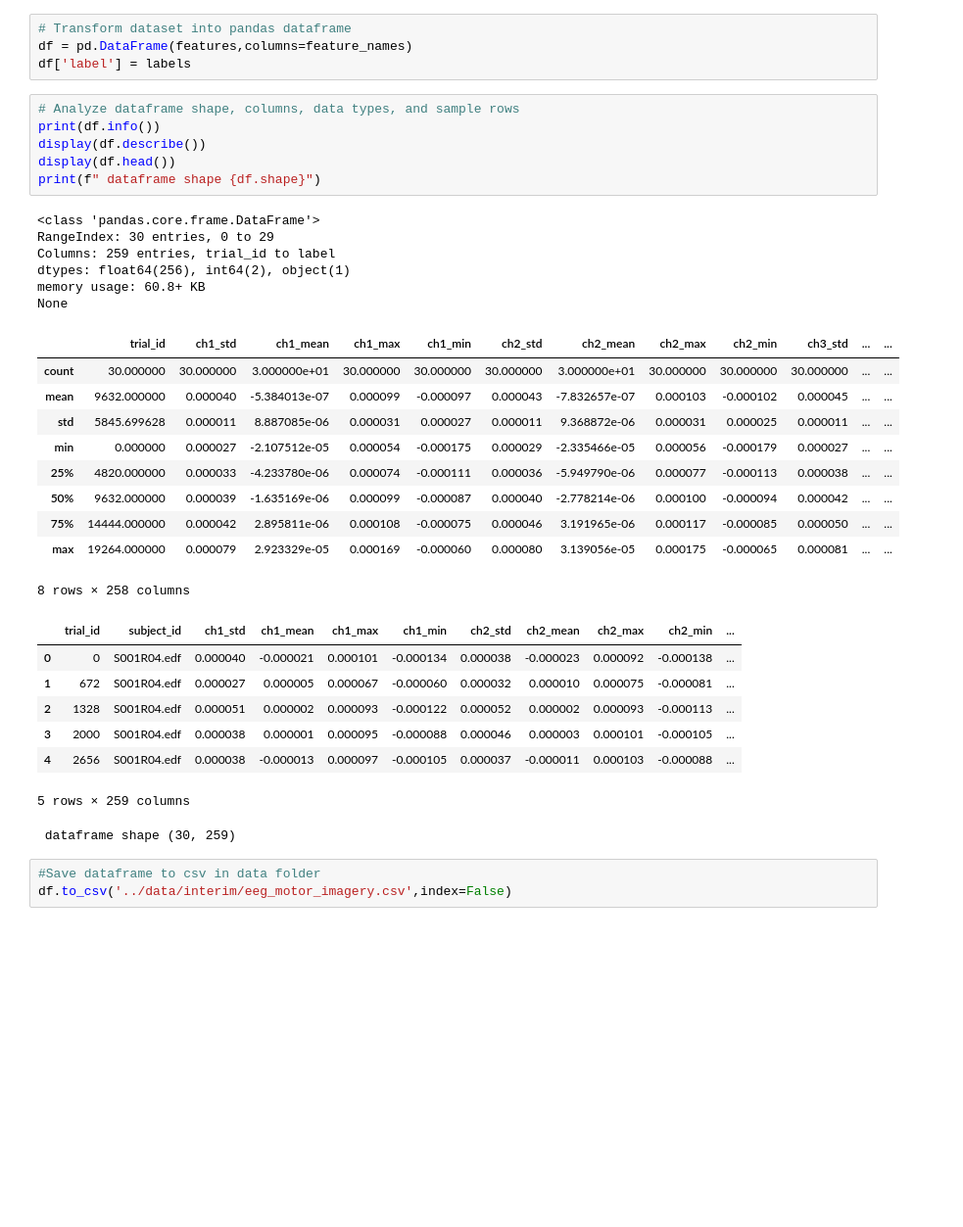
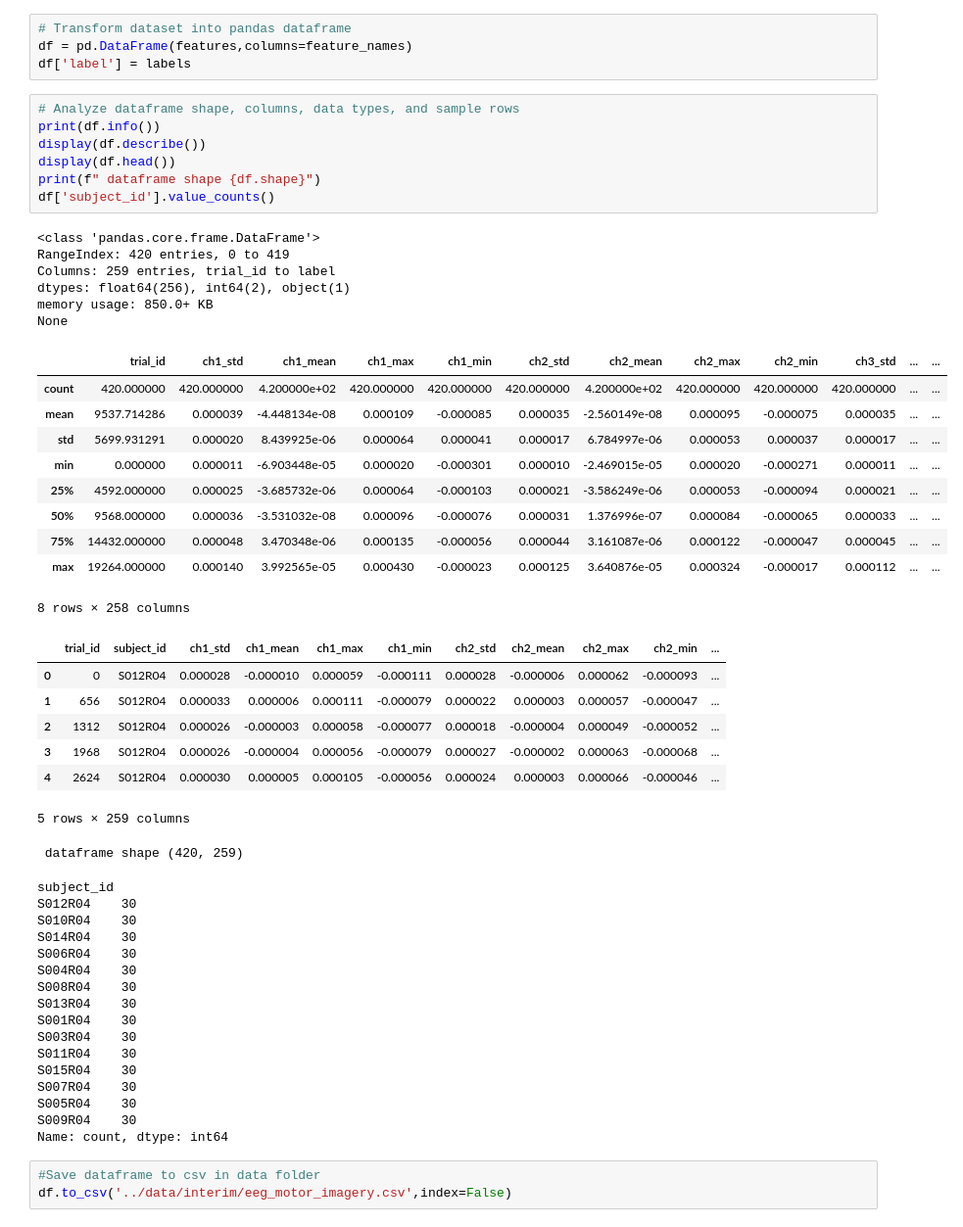
Before and after one commit to miriamlandau1999/predict_hand_imagery, a Jupyter notebook: notebooks/01_data_loading_and_overview.ipynb, the cells around one changed output. Shown at 98% size. Saved outputs shown, nothing was run; the diff lists cells and outputs as text; blank space fills up the shorter version.

```diff
--- a/notebooks/01_data_loading_and_overview.ipynb
+++ b/notebooks/01_data_loading_and_overview.ipynb
@@ -75,34 +188,51 @@ df['label'] = labels
 # %%
 # Analyze dataframe shape, columns, data types, and sample rows
 print(df.info())
 display(df.describe())
 display(df.head())
 print(f" dataframe shape {df.shape}")
+df['subject_id'].value_counts()
 # %% [output]
 <class 'pandas.core.frame.DataFrame'>
-RangeIndex: 30 entries, 0 to 29
+RangeIndex: 420 entries, 0 to 419
 Columns: 259 entries, trial_id to label
 dtypes: float64(256), int64(2), object(1)
-memory usage: 60.8+ KB
+memory usage: 850.0+ KB
 None
 |  | trial_id | ch1_std | ch1_mean | ch1_max | ch1_min | ch2_std | ch2_mean | ch2_max | ch2_min | ch3_std | ... | ... |
-| count | 30.000000 | 30.000000 | 3.000000e+01 | 30.000000 | 30.000000 | 30.000000 | 3.000000e+01 | 30.000000 | 30.000000 | 30.000000 | ... | ... |
-| mean | 9632.000000 | 0.000040 | -5.384013e-07 | 0.000099 | -0.000097 | 0.000043 | -7.832657e-07 | 0.000103 | -0.000102 | 0.000045 | ... | ... |
-| std | 5845.699628 | 0.000011 | 8.887085e-06 | 0.000031 | 0.000027 | 0.000011 | 9.368872e-06 | 0.000031 | 0.000025 | 0.000011 | ... | ... |
-| min | 0.000000 | 0.000027 | -2.107512e-05 | 0.000054 | -0.000175 | 0.000029 | -2.335466e-05 | 0.000056 | -0.000179 | 0.000027 | ... | ... |
-| 25% | 4820.000000 | 0.000033 | -4.233780e-06 | 0.000074 | -0.000111 | 0.000036 | -5.949790e-06 | 0.000077 | -0.000113 | 0.000038 | ... | ... |
-| 50% | 9632.000000 | 0.000039 | -1.635169e-06 | 0.000099 | -0.000087 | 0.000040 | -2.778214e-06 | 0.000100 | -0.000094 | 0.000042 | ... | ... |
-| 75% | 14444.000000 | 0.000042 | 2.895811e-06 | 0.000108 | -0.000075 | 0.000046 | 3.191965e-06 | 0.000117 | -0.000085 | 0.000050 | ... | ... |
-| max | 19264.000000 | 0.000079 | 2.923329e-05 | 0.000169 | -0.000060 | 0.000080 | 3.139056e-05 | 0.000175 | -0.000065 | 0.000081 | ... | ... |
+| count | 420.000000 | 420.000000 | 4.200000e+02 | 420.000000 | 420.000000 | 420.000000 | 4.200000e+02 | 420.000000 | 420.000000 | 420.000000 | ... | ... |
+| mean | 9537.714286 | 0.000039 | -4.448134e-08 | 0.000109 | -0.000085 | 0.000035 | -2.560149e-08 | 0.000095 | -0.000075 | 0.000035 | ... | ... |
+| std | 5699.931291 | 0.000020 | 8.439925e-06 | 0.000064 | 0.000041 | 0.000017 | 6.784997e-06 | 0.000053 | 0.000037 | 0.000017 | ... | ... |
+| min | 0.000000 | 0.000011 | -6.903448e-05 | 0.000020 | -0.000301 | 0.000010 | -2.469015e-05 | 0.000020 | -0.000271 | 0.000011 | ... | ... |
+| 25% | 4592.000000 | 0.000025 | -3.685732e-06 | 0.000064 | -0.000103 | 0.000021 | -3.586249e-06 | 0.000053 | -0.000094 | 0.000021 | ... | ... |
+| 50% | 9568.000000 | 0.000036 | -3.531032e-08 | 0.000096 | -0.000076 | 0.000031 | 1.376996e-07 | 0.000084 | -0.000065 | 0.000033 | ... | ... |
+| 75% | 14432.000000 | 0.000048 | 3.470348e-06 | 0.000135 | -0.000056 | 0.000044 | 3.161087e-06 | 0.000122 | -0.000047 | 0.000045 | ... | ... |
+| max | 19264.000000 | 0.000140 | 3.992565e-05 | 0.000430 | -0.000023 | 0.000125 | 3.640876e-05 | 0.000324 | -0.000017 | 0.000112 | ... | ... |
 8 rows × 258 columns
 |  | trial_id | subject_id | ch1_std | ch1_mean | ch1_max | ch1_min | ch2_std | ch2_mean | ch2_max | ch2_min | ... |
-| 0 | 0 | S001R04.edf | 0.000040 | -0.000021 | 0.000101 | -0.000134 | 0.000038 | -0.000023 | 0.000092 | -0.000138 | ... |
-| 1 | 672 | S001R04.edf | 0.000027 | 0.000005 | 0.000067 | -0.000060 | 0.000032 | 0.000010 | 0.000075 | -0.000081 | ... |
-| 2 | 1328 | S001R04.edf | 0.000051 | 0.000002 | 0.000093 | -0.000122 | 0.000052 | 0.000002 | 0.000093 | -0.000113 | ... |
-| 3 | 2000 | S001R04.edf | 0.000038 | 0.000001 | 0.000095 | -0.000088 | 0.000046 | 0.000003 | 0.000101 | -0.000105 | ... |
-| 4 | 2656 | S001R04.edf | 0.000038 | -0.000013 | 0.000097 | -0.000105 | 0.000037 | -0.000011 | 0.000103 | -0.000088 | ... |
+| 0 | 0 | S012R04 | 0.000028 | -0.000010 | 0.000059 | -0.000111 | 0.000028 | -0.000006 | 0.000062 | -0.000093 | ... |
+| 1 | 656 | S012R04 | 0.000033 | 0.000006 | 0.000111 | -0.000079 | 0.000022 | 0.000003 | 0.000057 | -0.000047 | ... |
+| 2 | 1312 | S012R04 | 0.000026 | -0.000003 | 0.000058 | -0.000077 | 0.000018 | -0.000004 | 0.000049 | -0.000052 | ... |
+| 3 | 1968 | S012R04 | 0.000026 | -0.000004 | 0.000056 | -0.000079 | 0.000027 | -0.000002 | 0.000063 | -0.000068 | ... |
+| 4 | 2624 | S012R04 | 0.000030 | 0.000005 | 0.000105 | -0.000056 | 0.000024 | 0.000003 | 0.000066 | -0.000046 | ... |
 5 rows × 259 columns
- dataframe shape (30, 259)
+ dataframe shape (420, 259)
+subject_id
+S012R04    30
+S010R04    30
+S014R04    30
+S006R04    30
+S004R04    30
+S008R04    30
+S013R04    30
+S001R04    30
+S003R04    30
+S011R04    30
+S015R04    30
+S007R04    30
+S005R04    30
+S009R04    30
+Name: count, dtype: int64
 # %%
 #Save dataframe to csv in data folder
 df.to_csv('../data/interim/eeg_motor_imagery.csv',index=False)
```
Also changed, not shown: parts of 3 cells of this notebook, 18 other files.
